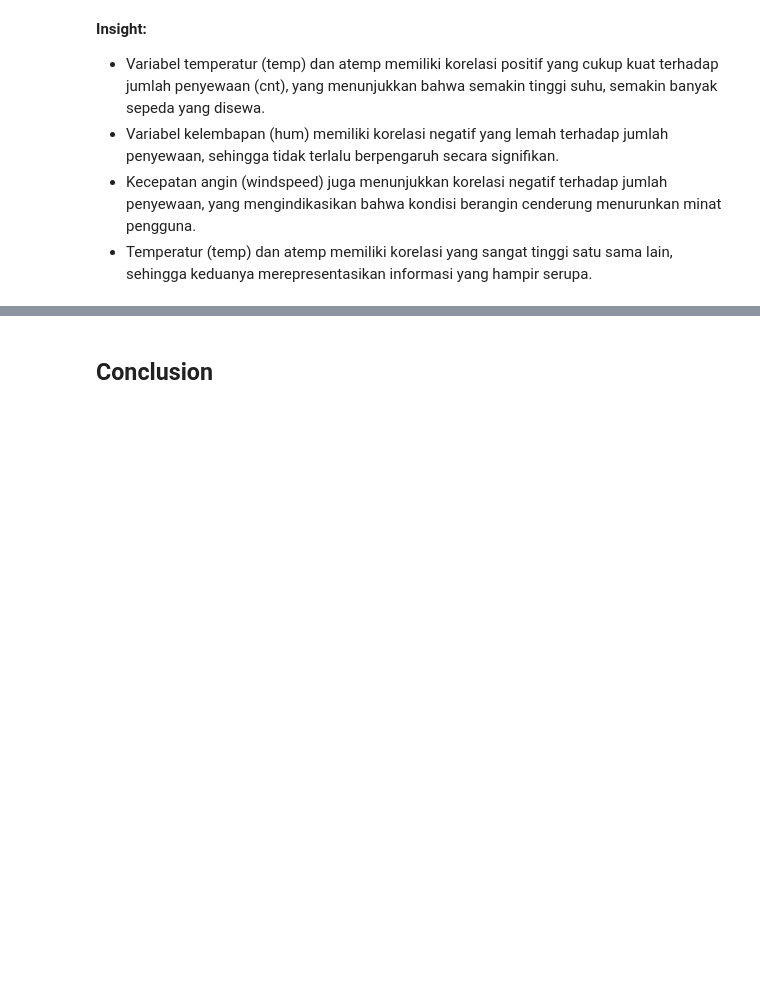
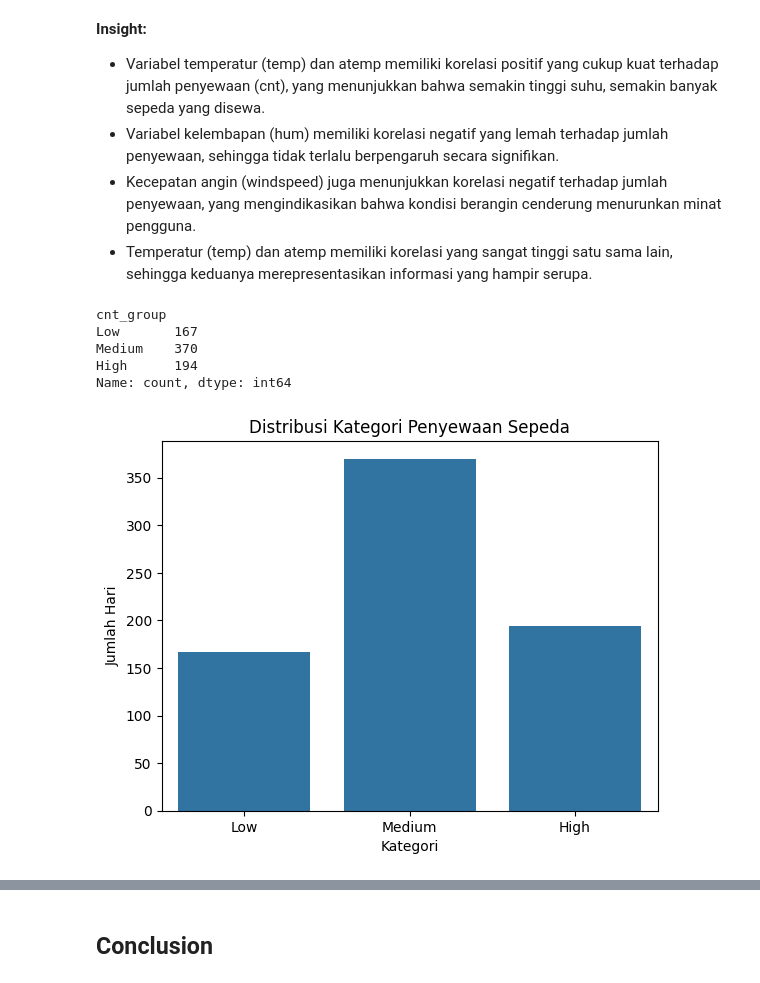
Before and after one commit to ShinZeleo/bike-sharing-analysis, a Jupyter notebook: Proyek_Analisis_Data.ipynb, the cells around one changed output, grey strips where cells are left out. Saved outputs shown, nothing was run; the diff lists cells and outputs as text; code cells hidden in the pictures; blank space fills up the shorter version.

```diff
--- a/Proyek_Analisis_Data.ipynb
+++ b/Proyek_Analisis_Data.ipynb
@@ -262,3 +262,26 @@ plt.show()
 - Variabel kelembapan (hum) memiliki korelasi negatif yang lemah terhadap jumlah penyewaan, sehingga tidak terlalu berpengaruh secara signifikan.
 - Kecepatan angin (windspeed) juga menunjukkan korelasi negatif terhadap jumlah penyewaan, yang mengindikasikan bahwa kondisi berangin cenderung menurunkan minat pengguna.
 - Temperatur (temp) dan atemp memiliki korelasi yang sangat tinggi satu sama lain, sehingga keduanya merepresentasikan informasi yang hampir serupa.
+# %%
+# Clustering berdasarkan jumlah penyewaan
+day_df['cnt_group'] = pd.cut(
+    day_df['cnt'],
+    bins=3,
+    labels=['Low', 'Medium', 'High']
+)
+
+day_df['cnt_group'].value_counts().sort_index()
+# %% [output]
+cnt_group
+Low       167
+Medium    370
+High      194
+Name: count, dtype: int64
+# %%
+sns.countplot(x='cnt_group', data=day_df, order=['Low','Medium','High'])
+plt.title('Distribusi Kategori Penyewaan Sepeda')
+plt.xlabel('Kategori')
+plt.ylabel('Jumlah Hari')
+plt.show()
+# %% [output]
+[figure, added]
```
Also changed, not shown: parts of 5 cells of this notebook, 2 other files.
